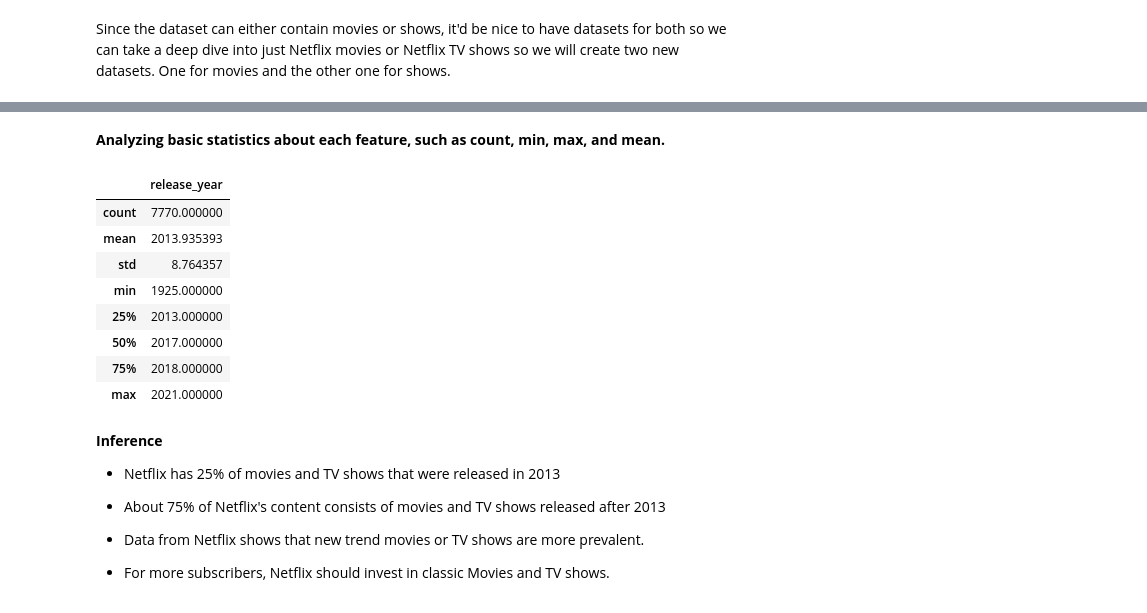
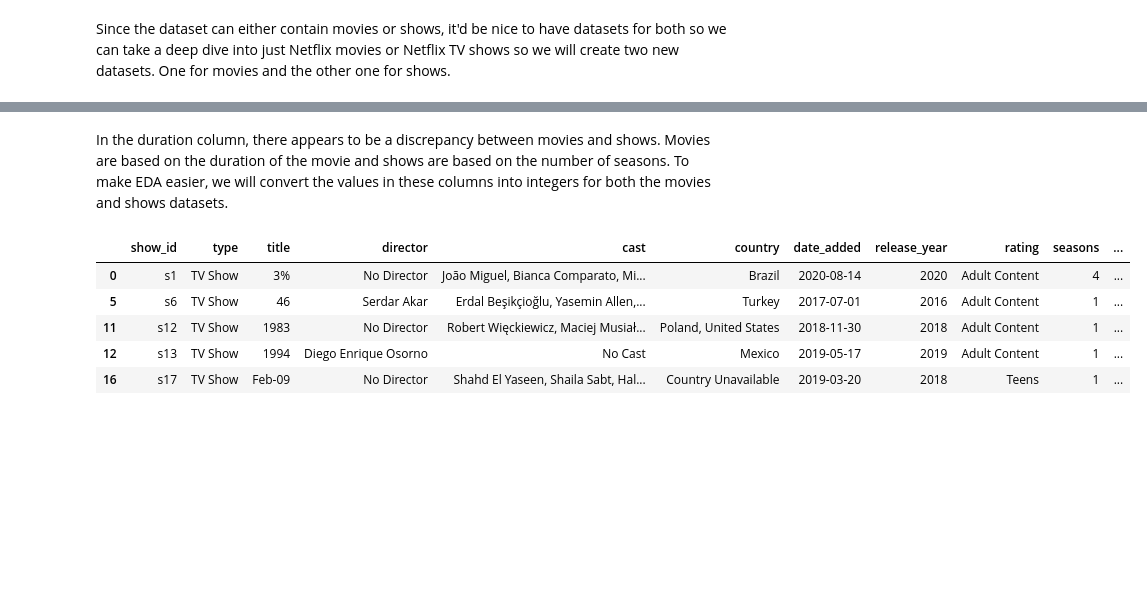
Before and after one commit to Harisha-AlmaBetter/NETFLIX-MOVIES-AND-TV-SHOWS-CLUSTERING, a Jupyter notebook: NETFLIX_MOVIES_AND_TV_SHOWS_CLUSTERING.ipynb, the cells around one changed output, grey strips where cells are left out. Drawn from its saved outputs; the diff is of its cells as text; code cells hidden in the pictures; blank space fills up the shorter version.

```diff
--- a/NETFLIX_MOVIES_AND_TV_SHOWS_CLUSTERING.ipynb
+++ b/NETFLIX_MOVIES_AND_TV_SHOWS_CLUSTERING.ipynb
@@ -324,26 +480,16 @@ nf_shows.head()
-# %% [markdown]
-<B>Analyzing basic statistics about each feature, such as count, min, max, and mean.
-# %%
-nf.describe()
-# %% [output]
-|  | release_year |
-| count | 7770.000000 |
-| mean | 2013.935393 |
-| std | 8.764357 |
-| min | 1925.000000 |
-| 25% | 2013.000000 |
-| 50% | 2017.000000 |
-| 75% | 2018.000000 |
-| max | 2021.000000 |
-# %% [markdown]
-**Inference**
-
-
-*   Netflix has 25% of movies and TV shows that were released in 2013
-
-*   About 75% of Netflix's content consists of movies and TV shows released after 2013
-
-
-*   Data from Netflix shows that new trend movies or TV shows are more prevalent.
-
-*   For more subscribers, Netflix should invest in classic Movies and TV shows.
+# %% [markdown]
+In the duration column, there appears to be a discrepancy between movies and shows. Movies are based on the duration of the movie and shows are based on the number of seasons. To make EDA easier, we will convert the values in these columns into integers for both the movies and shows datasets.
+# %%
+nf_movies.duration = nf_movies.duration.str.replace(' min','').astype(int)
+nf_shows.rename(columns={'duration':'seasons'}, inplace=True)
+nf_shows.replace({'seasons':{'1 Season':'1 Seasons'}}, inplace=True)
+nf_shows.seasons = nf_shows.seasons.str.replace(' Seasons','').astype(int)
+# %%
+nf_shows.head()
+# %% [output]
+|  | show_id | type | title | director | cast | country | date_added | release_year | rating | seasons | ... |
+| 0 | s1 | TV Show | 3% | No Director | João Miguel, Bianca Comparato, Mi... | Brazil | 2020-08-14 | 2020 | Adult Content | 4 | ... |
+| 5 | s6 | TV Show | 46 | Serdar Akar | Erdal Beşikçioğlu, Yasemin Allen,... | Turkey | 2017-07-01 | 2016 | Adult Content | 1 | ... |
+| 11 | s12 | TV Show | 1983 | No Director | Robert Więckiewicz, Maciej Musiał... | Poland, United States | 2018-11-30 | 2018 | Adult Content | 1 | ... |
+| 12 | s13 | TV Show | 1994 | Diego Enrique Osorno | No Cast | Mexico | 2019-05-17 | 2019 | Adult Content | 1 | ... |
+| 16 | s17 | TV Show | Feb-09 | No Director | Shahd El Yaseen, Shaila Sabt, Hal... | Country Unavailable | 2019-03-20 | 2018 | Teens | 1 | ... |
```
Also changed, not shown: parts of 26 cells of this notebook.
